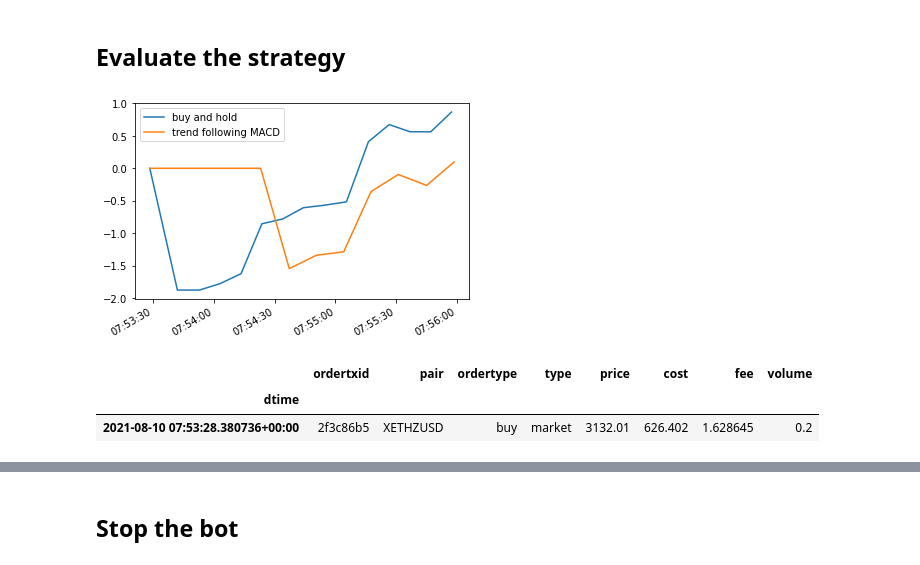
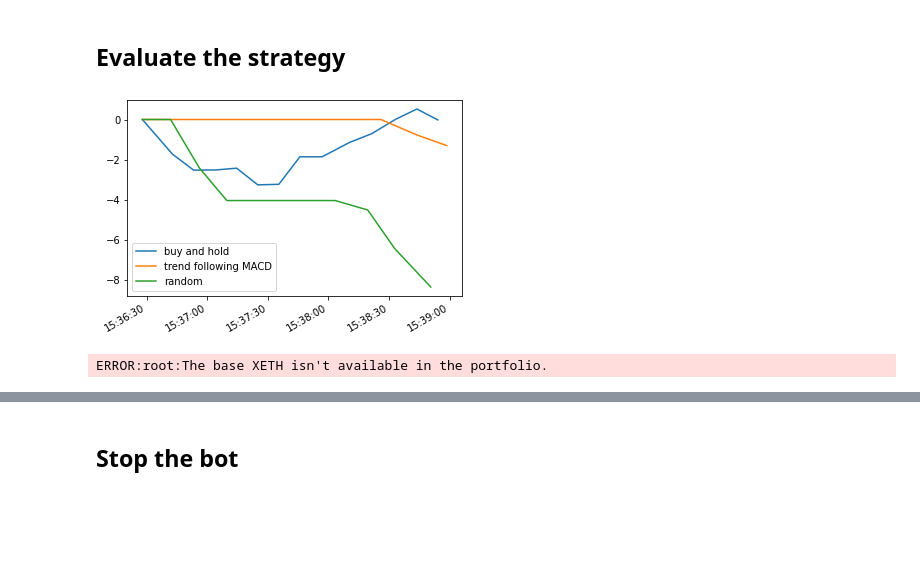
Before and after one commit to fredmontet/tars, a Jupyter notebook: notebooks/offline-testing.ipynb, the cells around one changed output, grey strips where cells are left out. Cells and saved outputs as stored; diff of their text form; code cells hidden in the pictures; blank space fills up the shorter version.

Commit message:
fixed random strategy

```diff
--- a/notebooks/offline-testing.ipynb
+++ b/notebooks/offline-testing.ipynb
@@ -20,13 +20,18 @@ trader_1 = traders.VirtualCryptoTrader(portfolio_1)
 
 portfolio_2 = portfolios.VirtualPortfolio({'ZUSD': 1000})
 trader_2 = traders.VirtualCryptoTrader(portfolio_2)
+
+portfolio_3 = portfolios.VirtualPortfolio({'ZUSD': 1000})
+trader_3 = traders.VirtualCryptoTrader(portfolio_3)
 # %%
 # Load strategies
 strategy_1 = strategies.BuyAndHold(trader_1, 'XETHZUSD', 0.2)
 strategy_2 = strategies.TrendFollowingMACD(trader_2, 'XETHZUSD', 0.2)
+strategy_3 = strategies.RandomInvestment(trader_3, 'XETHZUSD', 0.2)
 
 tars.load(strategy_1)
 tars.load(strategy_2)
+tars.load(strategy_3)
 # %% [markdown]
 ## Start the bot
 # %%
@@ -40,22 +45,21 @@ True
 # %%
 #col = 'value'
 col = 'total net profit'
 #col = 'profit factor'
 #col = 'average trade net profit'
 
 s1 = strategy_1.evaluator.evaluate()[col]
 s1.name = 'buy and hold'
 
 s2 = strategy_2.evaluator.evaluate()[col]
 s2.name = 'trend following MACD'
 
+s3 = strategy_3.evaluator.evaluate()[col]
+s3.name = 'random'
+
 s1.plot(legend=True)
-s2.plot(legend=True);
+s2.plot(legend=True)
+s3.plot(legend=True);
 # %% [output]
-[figure, old version]
+[figure, new version]
+ERROR:root:The base XETH isn't available in the portfolio.
-# %%
-strategy_1.trader.get_trades_history()[0]
-# %% [output]
-|  | ordertxid | pair | ordertype | type | price | cost | fee | volume |
-| dtime |  |  |  |  |  |  |  |  |
-| 2021-08-10 07:53:28.380736+00:00 | 2f3c86b5 | XETHZUSD | buy | market | 3132.01 | 626.402 | 1.628645 | 0.2 |
```
Also changed, not shown: parts of 3 cells of this notebook, 4 other files.
